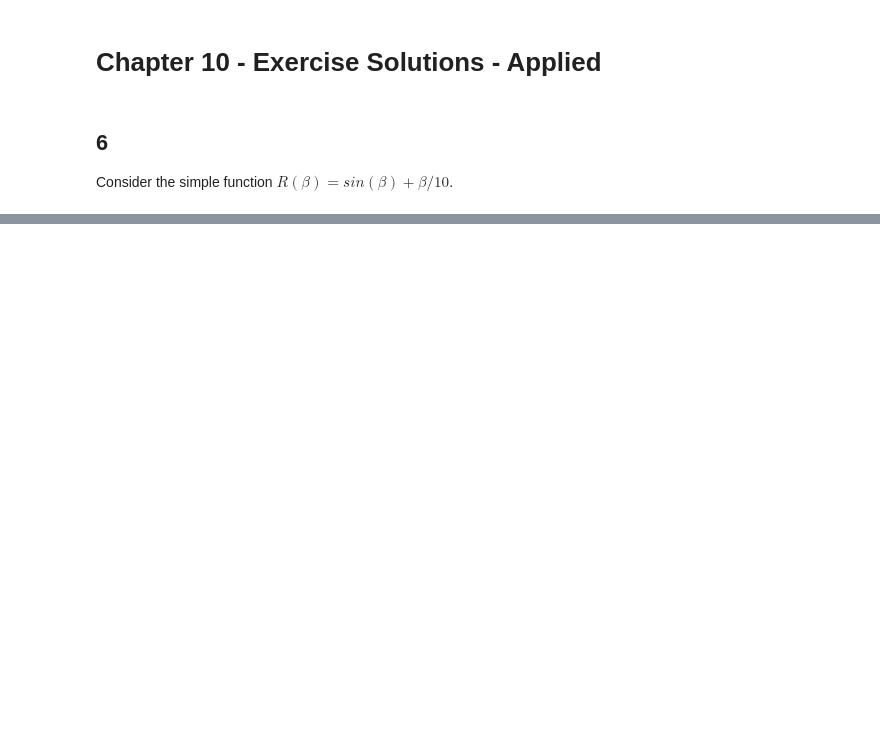
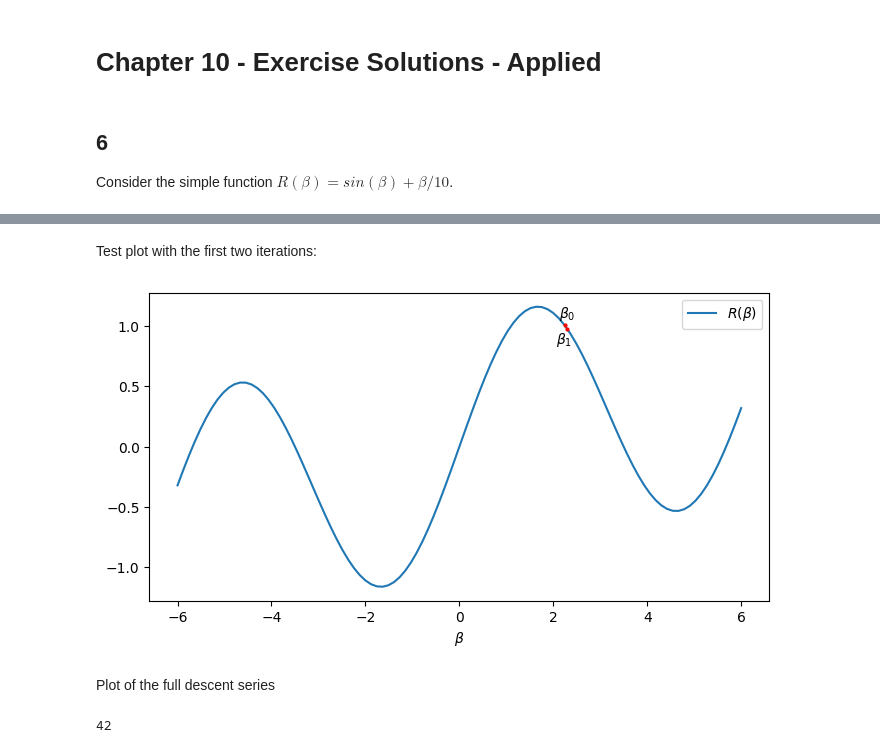
Before and after one commit to drwslv/StanfordOnline-Statistical-Learning, a Jupyter notebook: Ch10 Solutions Applied.ipynb, the cells around one changed output, grey strips where cells are left out. Saved outputs shown, nothing was run; the diff lists cells and outputs as text; code cells hidden in the pictures; blank space fills up the shorter version.

```diff
--- a/Ch10 Solutions Applied.ipynb
+++ b/Ch10 Solutions Applied.ipynb
@@ -29,0 +76,32 @@ fig, ax = subplots(1, 1, figsize=(6,6))
+# %% [markdown]
+Test plot with the first two iterations:
+# %%
+beta_0 = 2.3
+R_0 = np.sin(beta_0) + beta_0/10
+
+beta_1 = 2.24
+R_1= np.sin(beta_1) + beta_1/10
+
+fig, ax = subplots(1, 1, figsize=(8,4))
+ax.plot(beta_series, R_series, label=r'$R(\beta)$')
+ax.plot(beta_0, R_0, 'ro', markersize=2)
+ax.text(beta_0, R_0 + 0.05, r'$\beta_0$', fontsize=10, verticalalignment='bottom', horizontalalignment='center')
+ax.plot(beta_1, R_1, 'ro', markersize=2)
+ax.text(beta_1, R_1 - 0.05, r'$\beta_1$', fontsize=10, verticalalignment='top', horizontalalignment='center')
+ax.set_xlabel(r'$\beta$')
+ax.legend();
+# %% [output]
+[figure, added]
+# %% [markdown]
+Plot of the full descent series
+# %%
+gradient = 10 # Start with an arbitrarily large value
+beta_list = [2.3]
+rho = 0.1
+while abs(gradient) > 0.1:
+    gradient = np.cos(beta_list[-1]) + 1/10
+    beta_list.append(beta_list[-1] - rho * gradient)
+
+len(beta_list)
+# %% [output]
+42
```
Also changed, not shown: parts of 9 cells of this notebook.
